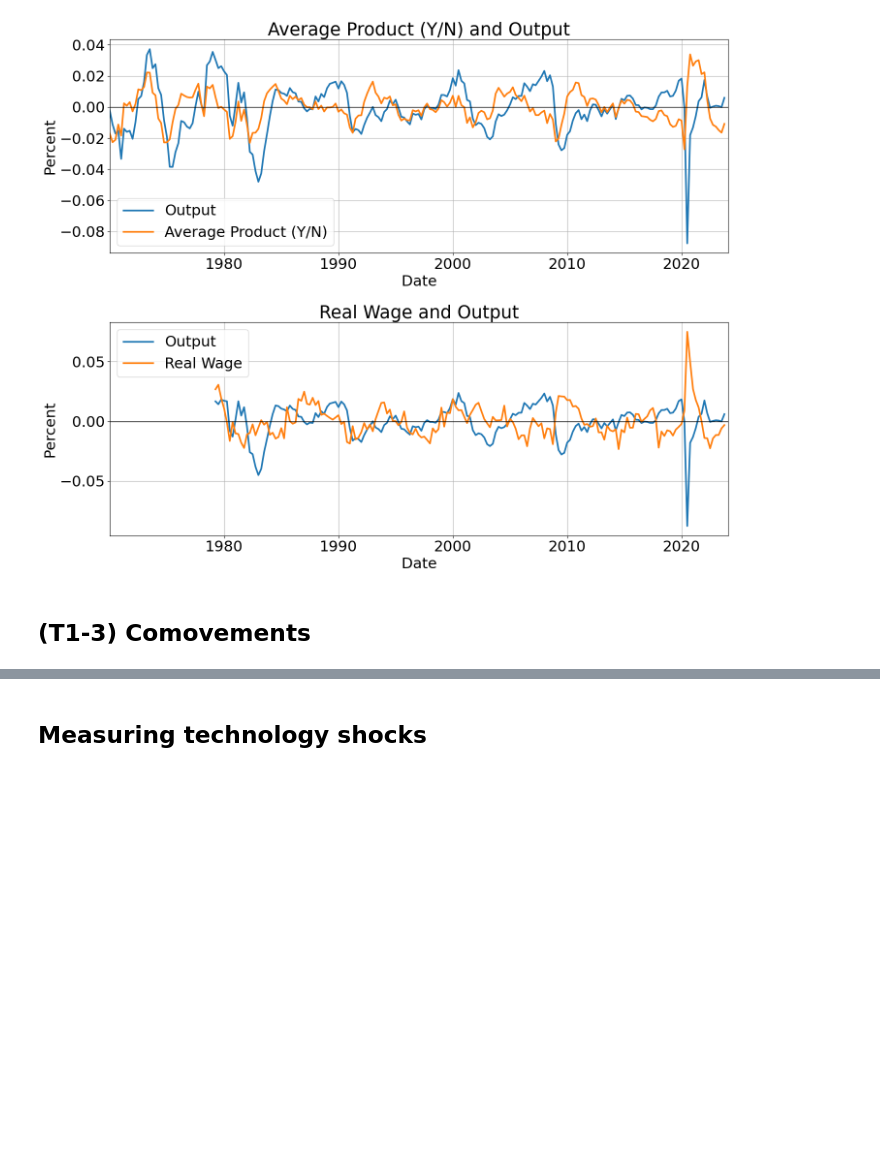
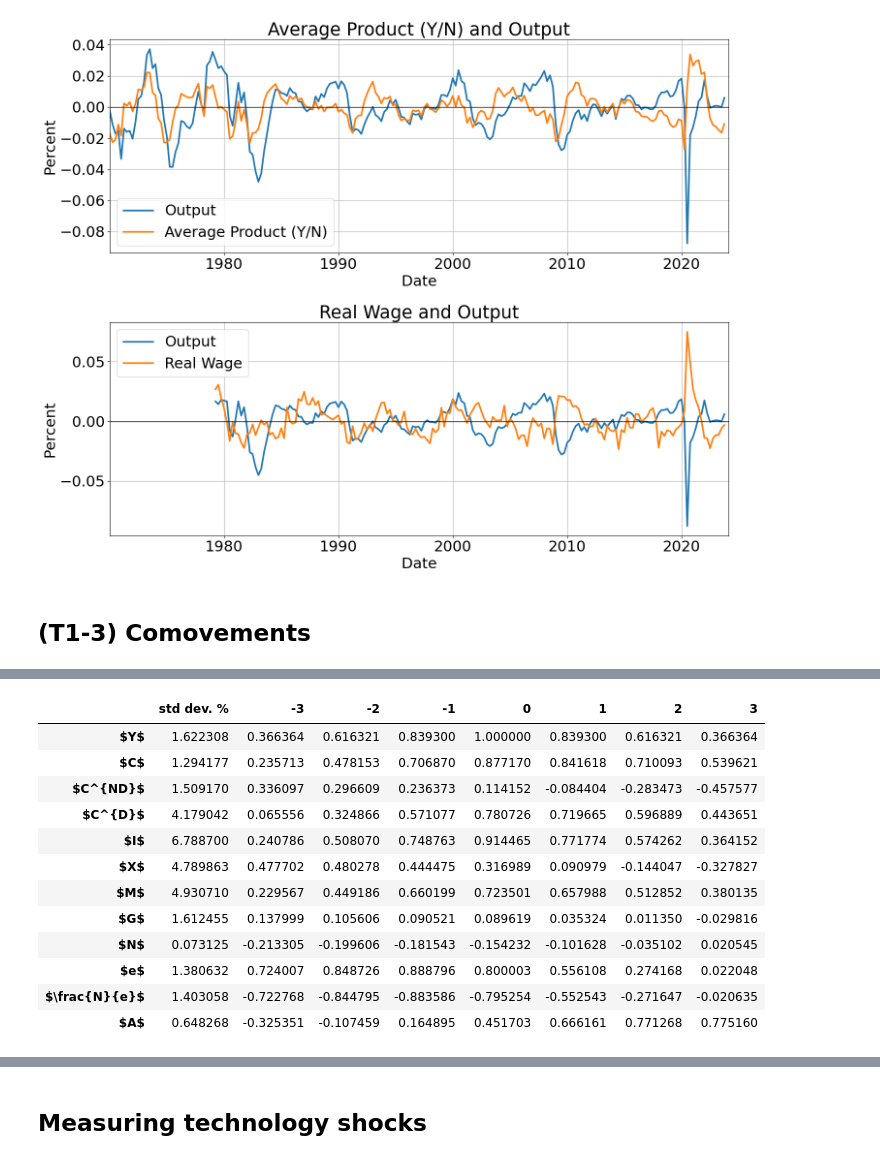
Before and after one commit to alexwellman/macrodata-wellman, a Jupyter notebook: Econ212/data_212.ipynb, the cells around one changed output, grey strips where cells are left out. Saved outputs shown, nothing was run; the diff lists cells and outputs as text; code cells hidden in the pictures; blank space fills up the shorter version.

```diff
--- a/Econ212/data_212.ipynb
+++ b/Econ212/data_212.ipynb
@@ -834,0 +793,82 @@ table3n = calculate_full_cross_correlation_with_y(data3, data3b, lags, cut_data=
+# %%
+# Function to calculate statistics on cyclical components
+
+def calculate_cyclical_statistics(log_series, lambdahp=1600):
+    # Dictionary to hold the cyclical components
+    cycles = {}
+    # Dictionary to hold the standard deviations
+    std_devs = {}
+    # Dictionary to hold the correlation results
+    correlation_results = {}
+
+    # Apply HP filter to the log-transformed series to get the cyclical components
+    for key in log_series:
+        cycle, _ = sm.tsa.filters.hpfilter(log_series[key], lambdahp)
+        cycles[key] = cycle
+        # Calculate standard deviation of the cycle component
+        std_devs[key] = cycle.std() * 100  # to percentage
+
+    # Calculate the cross-correlations for the specified lags
+    lags = list(range(-3, 4))  # From -3 to +3
+    for key in cycles:
+        if key != 'y':  # Don't correlate 'Y' with itself
+            correlation_results[key] = [cycles['y'].corr(cycles[key].shift(lag)) for lag in lags]
+        else:
+            correlation_results[key] = [cycles[key].corr(cycles[key].shift(lag)) for lag in lags]
+
+    # standard deviations and correlations into a DataFrame
+    std_dev_df = pd.DataFrame(std_devs, index=['std dev. %']).T
+    correlation_df = pd.DataFrame(correlation_results, index=lags).T
+
+    # standard deviations and correlations
+    combined_df = pd.concat([std_dev_df, correlation_df], axis=1)
+
+    return combined_df
+
+# Specify the series to be included
+variable_keys = ['y', 'c', 'nondur', 'dur', 'i', 'exp', 'imp', 'g', 'pop', 'emp', 'ndive', 'solow']
+
+# Filter the series DataFrame to include only the desired date range
+start_date = '1947-01-01'
+end_date = '1996-12-31'
+filtered_series = series.loc[start_date:end_date, variable_keys]
+
+# Log-transform the filtered series
+log_filtered_series = np.log(filtered_series)
+
+# Calculate the statistics for the cyclical components
+results_df = calculate_cyclical_statistics(log_filtered_series)
+
+# Rename the DataFrame index to match the LaTeX format
+rename_dict = {
+    'y': '$Y$',
+    'c': '$C$',
+    'nondur': '$C^{ND}$',
+    'dur': '$C^{D}$',
+    'i': '$I$',
+    'exp': '$X$',
+    'imp': '$M$',
+    'g': '$G$',
+    'pop': '$N$',
+    'emp': '$e$',
+    'ndive': '$\\frac{N}{e}$',
+    'solow': '$A$'
+}
+results_df.rename(index=rename_dict, inplace=True)
+
+# Print the resulting DataFrame
+results_df
+# %% [output]
+|  | std dev. % | -3 | -2 | -1 | 0 | 1 | 2 | 3 |
+| $Y$ | 1.622308 | 0.366364 | 0.616321 | 0.839300 | 1.000000 | 0.839300 | 0.616321 | 0.366364 |
+| $C$ | 1.294177 | 0.235713 | 0.478153 | 0.706870 | 0.877170 | 0.841618 | 0.710093 | 0.539621 |
+| $C^{ND}$ | 1.509170 | 0.336097 | 0.296609 | 0.236373 | 0.114152 | -0.084404 | -0.283473 | -0.457577 |
+| $C^{D}$ | 4.179042 | 0.065556 | 0.324866 | 0.571077 | 0.780726 | 0.719665 | 0.596889 | 0.443651 |
+| $I$ | 6.788700 | 0.240786 | 0.508070 | 0.748763 | 0.914465 | 0.771774 | 0.574262 | 0.364152 |
+| $X$ | 4.789863 | 0.477702 | 0.480278 | 0.444475 | 0.316989 | 0.090979 | -0.144047 | -0.327827 |
+| $M$ | 4.930710 | 0.229567 | 0.449186 | 0.660199 | 0.723501 | 0.657988 | 0.512852 | 0.380135 |
+| $G$ | 1.612455 | 0.137999 | 0.105606 | 0.090521 | 0.089619 | 0.035324 | 0.011350 | -0.029816 |
+| $N$ | 0.073125 | -0.213305 | -0.199606 | -0.181543 | -0.154232 | -0.101628 | -0.035102 | 0.020545 |
+| $e$ | 1.380632 | 0.724007 | 0.848726 | 0.888796 | 0.800003 | 0.556108 | 0.274168 | 0.022048 |
+| $\frac{N}{e}$ | 1.403058 | -0.722768 | -0.844795 | -0.883586 | -0.795254 | -0.552543 | -0.271647 | -0.020635 |
+| $A$ | 0.648268 | -0.325351 | -0.107459 | 0.164895 | 0.451703 | 0.666161 | 0.771268 | 0.775160 |
```
Also changed, not shown: parts of 13 cells of this notebook, 3 other files.
